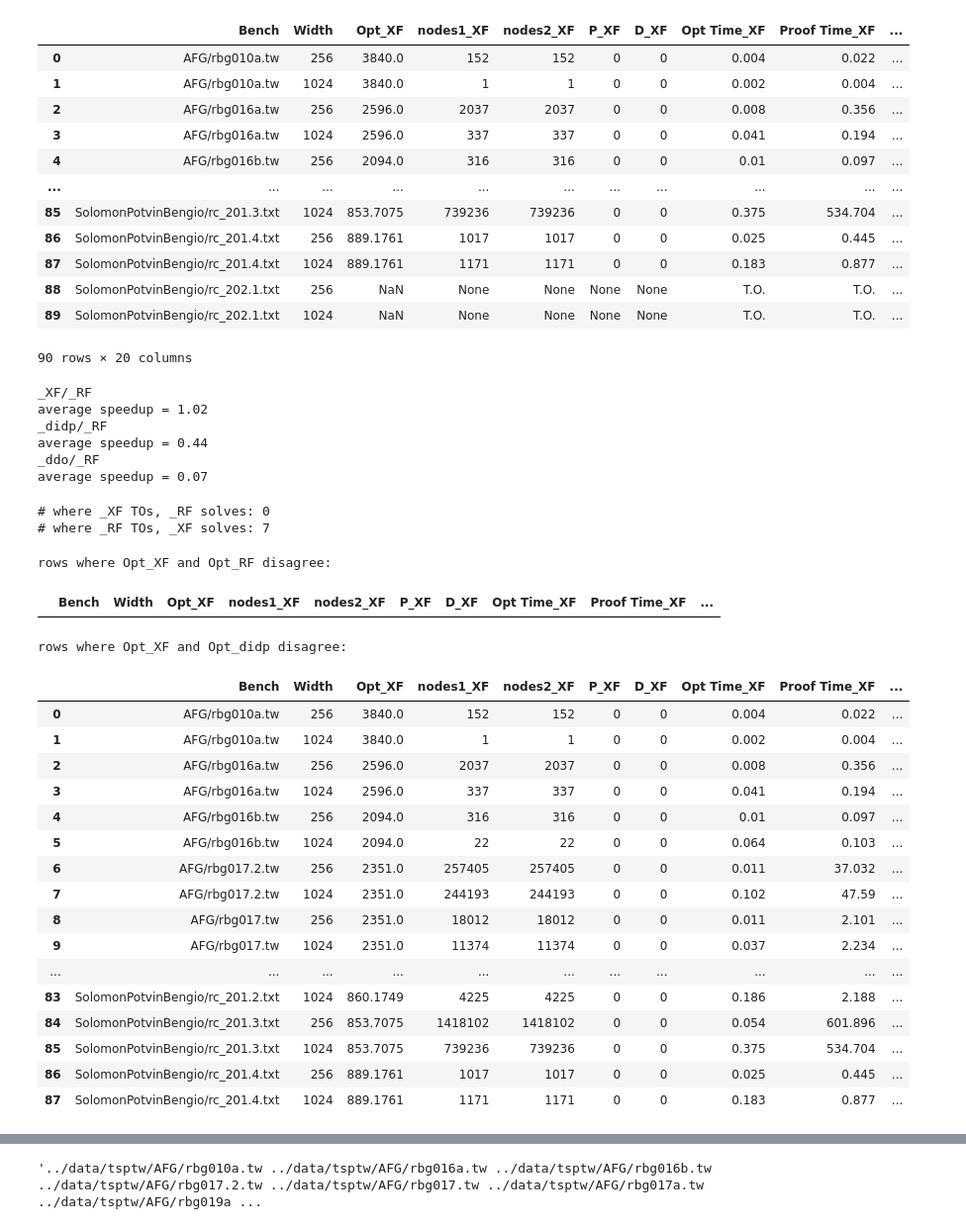
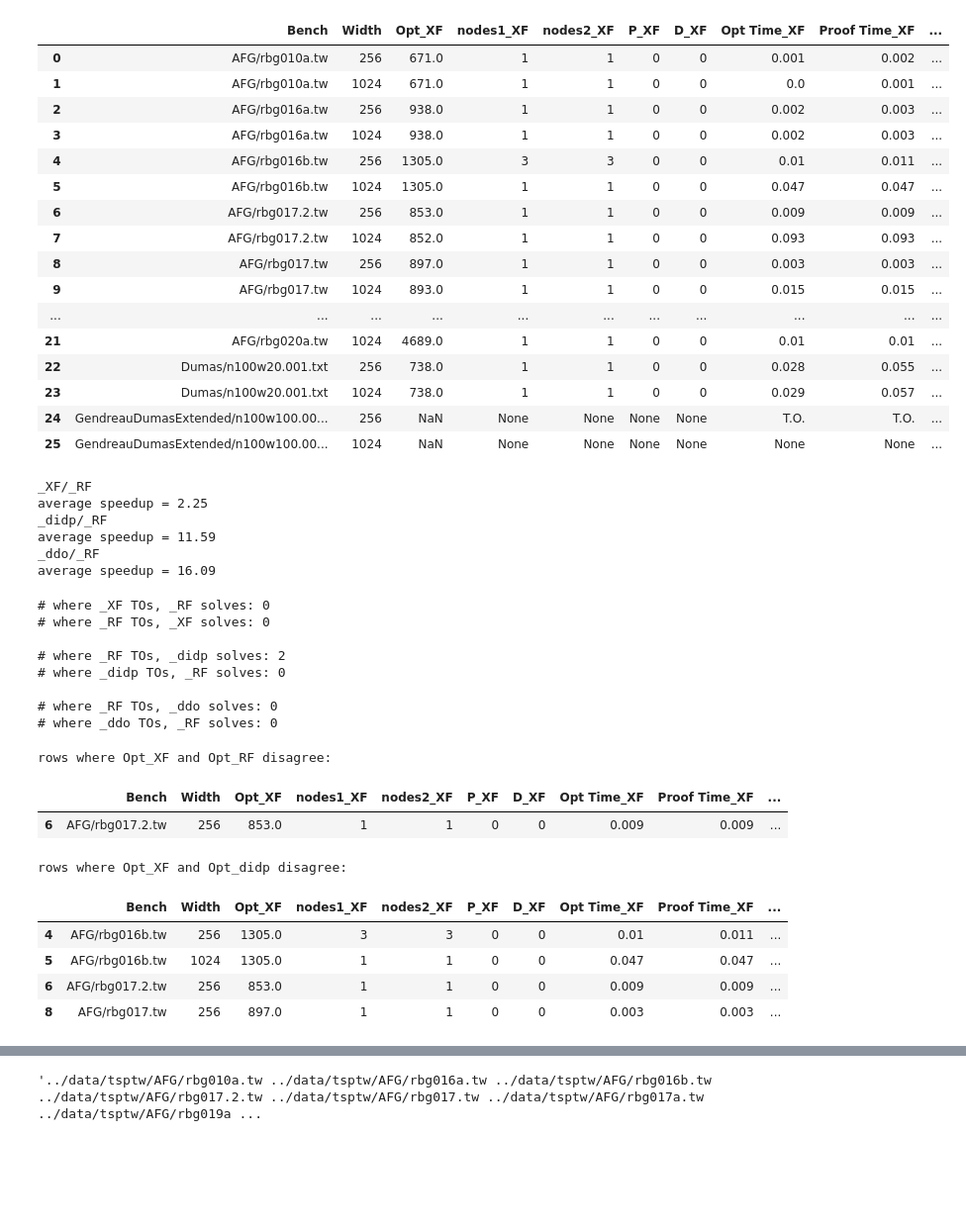
Before and after one commit to ldmbouge/CODD, a Jupyter notebook: experiments/gen.ipynb, the cells around one changed output, grey strips where cells are left out. Shown at 99% size. Cells and saved outputs as stored; diff of their text form; code cells hidden in the pictures; blank space fills up the shorter version.

```diff
--- a/experiments/gen.ipynb
+++ b/experiments/gen.ipynb
@@ -58,31 +187,36 @@ def experiment_to_df_tsptw(fname, patterns=None, labels_list=None, types_list=No
 # %%
-exp1 = experiment_to_df_tsptw('tsptw_TO_1000s/tsptw_XFL_1000', scale_opt=10000.0); exp1['Bench'] = exp1['Bench'].str.split('/').str[-2:].str.join('/')
-exp2 = experiment_to_df_tsptw('tsptw_TO_1000s/tsptw_RFL_1000', scale_opt=10000.0); exp2['Bench'] = exp2['Bench'].str.split('/').str[-2:].str.join('/')
+exp1 = experiment_to_df_tsptw('tsptw_TO_1000s_fixlocal_triangle/tsptw_XFL_1000', scale_opt=10000.0); exp1['Bench'] = exp1['Bench'].str.split('/').str[-2:].str.join('/')
+exp2 = experiment_to_df_tsptw('tsptw_TO_1000s_fixlocal_triangle/tsptw_RFL_1000', scale_opt=10000.0); exp2['Bench'] = exp2['Bench'].str.split('/').str[-2:].str.join('/')
 exp3 = experiment_to_df_tsptw('tsptw_TO_1000s/tsptw_didp_1000', scale_opt=10000.0, opt_name='Opt_didp', patterns=[r'(\S+)', f't: ({flt}), cost: (\\d+)'], labels_list=[['Bench'],['Proof Time_didp', 'Opt_didp']], types_list=[[str],[np.float64, np.int32]])
 exp4 = experiment_to_df_tsptw('tsptw_TO_1000s/tsptw_ddo_1000', labels_list=[['Bench', None],['Opt_ddo', None, None, None, None, None, 'Proof Time_ddo', None, None]]); exp4['Bench'] = exp4['Bench'].str.split('/').str[-2:].str.join('/')
 
 # exp1 = exp1[exp1['Opt'].notna()]
 # exp2 = exp2[exp2['Opt'].notna()]
 
 L = 0; R = 1
 suffixes = ('_XF', '_RF', '_didp', '_ddo')
-merge = pd.merge(exp1, exp2, on=['Bench', 'Width'], how='outer', suffixes=suffixes[:2]).merge(exp3, on=['Bench']).merge(exp4, on=['Bench'])
+merge = pd.merge(exp1, exp2, on=['Bench', 'Width'], how='inner', suffixes=suffixes[:2]).merge(exp3, on=['Bench'], how='inner').merge(exp4, on=['Bench'], how='inner')
 final = merge
+#final[~final.notna()] = 'T.O.'
 final
 # %% [output]
 |  | Bench | Width | Opt_XF | nodes1_XF | nodes2_XF | P_XF | D_XF | Opt Time_XF | Proof Time_XF | ... |
-| 0 | AFG/rbg010a.tw | 256 | 3840.0 | 152 | 152 | 0 | 0 | 0.004 | 0.022 | ... |
-| 1 | AFG/rbg010a.tw | 1024 | 3840.0 | 1 | 1 | 0 | 0 | 0.002 | 0.004 | ... |
-| 2 | AFG/rbg016a.tw | 256 | 2596.0 | 2037 | 2037 | 0 | 0 | 0.008 | 0.356 | ... |
-| 3 | AFG/rbg016a.tw | 1024 | 2596.0 | 337 | 337 | 0 | 0 | 0.041 | 0.194 | ... |
-| 4 | AFG/rbg016b.tw | 256 | 2094.0 | 316 | 316 | 0 | 0 | 0.01 | 0.097 | ... |
+| 0 | AFG/rbg010a.tw | 256 | 671.0 | 1 | 1 | 0 | 0 | 0.001 | 0.002 | ... |
+| 1 | AFG/rbg010a.tw | 1024 | 671.0 | 1 | 1 | 0 | 0 | 0.0 | 0.001 | ... |
+| 2 | AFG/rbg016a.tw | 256 | 938.0 | 1 | 1 | 0 | 0 | 0.002 | 0.003 | ... |
+| 3 | AFG/rbg016a.tw | 1024 | 938.0 | 1 | 1 | 0 | 0 | 0.002 | 0.003 | ... |
+| 4 | AFG/rbg016b.tw | 256 | 1305.0 | 3 | 3 | 0 | 0 | 0.01 | 0.011 | ... |
+| 5 | AFG/rbg016b.tw | 1024 | 1305.0 | 1 | 1 | 0 | 0 | 0.047 | 0.047 | ... |
+| 6 | AFG/rbg017.2.tw | 256 | 853.0 | 1 | 1 | 0 | 0 | 0.009 | 0.009 | ... |
+| 7 | AFG/rbg017.2.tw | 1024 | 852.0 | 1 | 1 | 0 | 0 | 0.093 | 0.093 | ... |
+| 8 | AFG/rbg017.tw | 256 | 897.0 | 1 | 1 | 0 | 0 | 0.003 | 0.003 | ... |
+| 9 | AFG/rbg017.tw | 1024 | 893.0 | 1 | 1 | 0 | 0 | 0.015 | 0.015 | ... |
 | ... | ... | ... | ... | ... | ... | ... | ... | ... | ... | ... |
-| 85 | SolomonPotvinBengio/rc_201.3.txt | 1024 | 853.7075 | 739236 | 739236 | 0 | 0 | 0.375 | 534.704 | ... |
-| 86 | SolomonPotvinBengio/rc_201.4.txt | 256 | 889.1761 | 1017 | 1017 | 0 | 0 | 0.025 | 0.445 | ... |
-| 87 | SolomonPotvinBengio/rc_201.4.txt | 1024 | 889.1761 | 1171 | 1171 | 0 | 0 | 0.183 | 0.877 | ... |
-| 88 | SolomonPotvinBengio/rc_202.1.txt | 256 | NaN | None | None | None | None | T.O. | T.O. | ... |
-| 89 | SolomonPotvinBengio/rc_202.1.txt | 1024 | NaN | None | None | None | None | T.O. | T.O. | ... |
+| 21 | AFG/rbg020a.tw | 1024 | 4689.0 | 1 | 1 | 0 | 0 | 0.01 | 0.01 | ... |
+| 22 | Dumas/n100w20.001.txt | 256 | 738.0 | 1 | 1 | 0 | 0 | 0.028 | 0.055 | ... |
+| 23 | Dumas/n100w20.001.txt | 1024 | 738.0 | 1 | 1 | 0 | 0 | 0.029 | 0.057 | ... |
+| 24 | GendreauDumasExtended/n100w100.00... | 256 | NaN | None | None | None | None | T.O. | T.O. | ... |
+| 25 | GendreauDumasExtended/n100w100.00... | 1024 | NaN | None | None | None | None | None | None | ... |
-90 rows × 20 columns
 # %%
 def average_speedup(L, R):
     global final
@@ -109,25 +243,36 @@ average_speedup(2,1)
 average_speedup(3,1)
 # %% [output]
 _XF/_RF
-average speedup = 1.02
+average speedup = 2.25
 _didp/_RF
-average speedup = 0.44
+average speedup = 11.59
 _ddo/_RF
-average speedup = 0.07
+average speedup = 16.09
 # %%
-X_TO = merge[(merge[f'Proof Time{suffixes[L]}']=='T.O.') & (merge[f'Proof Time{suffixes[R]}']!='T.O.') & (merge[f'Proof Time{suffixes[R]}'].notna()) & (merge[f'Proof Time{suffixes[L]}'].notna())]
-R_TO = merge[(merge[f'Proof Time{suffixes[L]}']!='T.O.') & (merge[f'Proof Time{suffixes[R]}']=='T.O.') & (merge[f'Proof Time{suffixes[R]}'].notna()) & (merge[f'Proof Time{suffixes[L]}'].notna())]
-print(f'# where {suffixes[L]} TOs, {suffixes[R]} solves: {len(X_TO)}')
-print(f'# where {suffixes[R]} TOs, {suffixes[L]} solves: {len(R_TO)}')
+def TO_solves(L,R):
+    X_TO = merge[(merge[f'Proof Time{suffixes[L]}']=='T.O.') & (merge[f'Proof Time{suffixes[R]}']!='T.O.') & (merge[f'Proof Time{suffixes[R]}'].notna()) & (merge[f'Proof Time{suffixes[L]}'].notna())]
+    R_TO = merge[(merge[f'Proof Time{suffixes[L]}']!='T.O.') & (merge[f'Proof Time{suffixes[R]}']=='T.O.') & (merge[f'Proof Time{suffixes[R]}'].notna()) & (merge[f'Proof Time{suffixes[L]}'].notna())]
+    print(f'# where {suffixes[L]} TOs, {suffixes[R]} solves: {len(X_TO)}')
+    print(f'# where {suffixes[R]} TOs, {suffixes[L]} solves: {len(R_TO)}\n')
+TO_solves(0,1)
+TO_solves(1,2)
+TO_solves(1,3)
 # %% [output]
 # where _XF TOs, _RF solves: 0
-# where _RF TOs, _XF solves: 7
+# where _RF TOs, _XF solves: 0
+
+# where _RF TOs, _didp solves: 2
+# where _didp TOs, _RF solves: 0
+
+# where _RF TOs, _ddo solves: 0
+# where _ddo TOs, _RF solves: 0
 # %%
 print(f'rows where Opt{suffixes[L]} and Opt{suffixes[R]} disagree:')
 final[final[f'Opt{suffixes[L]}'].notna() & final[f'Opt{suffixes[R]}'].notna() & (final[f'Opt{suffixes[L]}'] != final[f'Opt{suffixes[R]}'])]
 # %% [output]
 rows where Opt_XF and Opt_RF disagree:
 |  | Bench | Width | Opt_XF | nodes1_XF | nodes2_XF | P_XF | D_XF | Opt Time_XF | Proof Time_XF | ... |
+| 6 | AFG/rbg017.2.tw | 256 | 853.0 | 1 | 1 | 0 | 0 | 0.009 | 0.009 | ... |
 # %%
 R=2
 print(f'rows where Opt{suffixes[L]} and Opt{suffixes[R]} disagree:')
@@ -135,22 +280,10 @@ final[final[f'Opt{suffixes[L]}'].notna() & final[f'Opt{suffixes[R]}'].notna() &
 # %% [output]
 rows where Opt_XF and Opt_didp disagree:
 |  | Bench | Width | Opt_XF | nodes1_XF | nodes2_XF | P_XF | D_XF | Opt Time_XF | Proof Time_XF | ... |
-| 0 | AFG/rbg010a.tw | 256 | 3840.0 | 152 | 152 | 0 | 0 | 0.004 | 0.022 | ... |
-| 1 | AFG/rbg010a.tw | 1024 | 3840.0 | 1 | 1 | 0 | 0 | 0.002 | 0.004 | ... |
-| 2 | AFG/rbg016a.tw | 256 | 2596.0 | 2037 | 2037 | 0 | 0 | 0.008 | 0.356 | ... |
-| 3 | AFG/rbg016a.tw | 1024 | 2596.0 | 337 | 337 | 0 | 0 | 0.041 | 0.194 | ... |
-| 4 | AFG/rbg016b.tw | 256 | 2094.0 | 316 | 316 | 0 | 0 | 0.01 | 0.097 | ... |
-| 5 | AFG/rbg016b.tw | 1024 | 2094.0 | 22 | 22 | 0 | 0 | 0.064 | 0.103 | ... |
-| 6 | AFG/rbg017.2.tw | 256 | 2351.0 | 257405 | 257405 | 0 | 0 | 0.011 | 37.032 | ... |
-| 7 | AFG/rbg017.2.tw | 1024 | 2351.0 | 244193 | 244193 | 0 | 0 | 0.102 | 47.59 | ... |
-| 8 | AFG/rbg017.tw | 256 | 2351.0 | 18012 | 18012 | 0 | 0 | 0.011 | 2.101 | ... |
-| 9 | AFG/rbg017.tw | 1024 | 2351.0 | 11374 | 11374 | 0 | 0 | 0.037 | 2.234 | ... |
-| ... | ... | ... | ... | ... | ... | ... | ... | ... | ... | ... |
-| 83 | SolomonPotvinBengio/rc_201.2.txt | 1024 | 860.1749 | 4225 | 4225 | 0 | 0 | 0.186 | 2.188 | ... |
-| 84 | SolomonPotvinBengio/rc_201.3.txt | 256 | 853.7075 | 1418102 | 1418102 | 0 | 0 | 0.054 | 601.896 | ... |
-| 85 | SolomonPotvinBengio/rc_201.3.txt | 1024 | 853.7075 | 739236 | 739236 | 0 | 0 | 0.375 | 534.704 | ... |
-| 86 | SolomonPotvinBengio/rc_201.4.txt | 256 | 889.1761 | 1017 | 1017 | 0 | 0 | 0.025 | 0.445 | ... |
-| 87 | SolomonPotvinBengio/rc_201.4.txt | 1024 | 889.1761 | 1171 | 1171 | 0 | 0 | 0.183 | 0.877 | ... |
+| 4 | AFG/rbg016b.tw | 256 | 1305.0 | 3 | 3 | 0 | 0 | 0.01 | 0.011 | ... |
+| 5 | AFG/rbg016b.tw | 1024 | 1305.0 | 1 | 1 | 0 | 0 | 0.047 | 0.047 | ... |
+| 6 | AFG/rbg017.2.tw | 256 | 853.0 | 1 | 1 | 0 | 0 | 0.009 | 0.009 | ... |
+| 8 | AFG/rbg017.tw | 256 | 897.0 | 1 | 1 | 0 | 0 | 0.003 | 0.003 | ... |
 # %%
 R=3
 print(f'rows where Opt{suffixes[L]} and Opt{suffixes[R]} disagree:')
```
Also changed, not shown: parts of 9 cells of this notebook, 6 other files.
